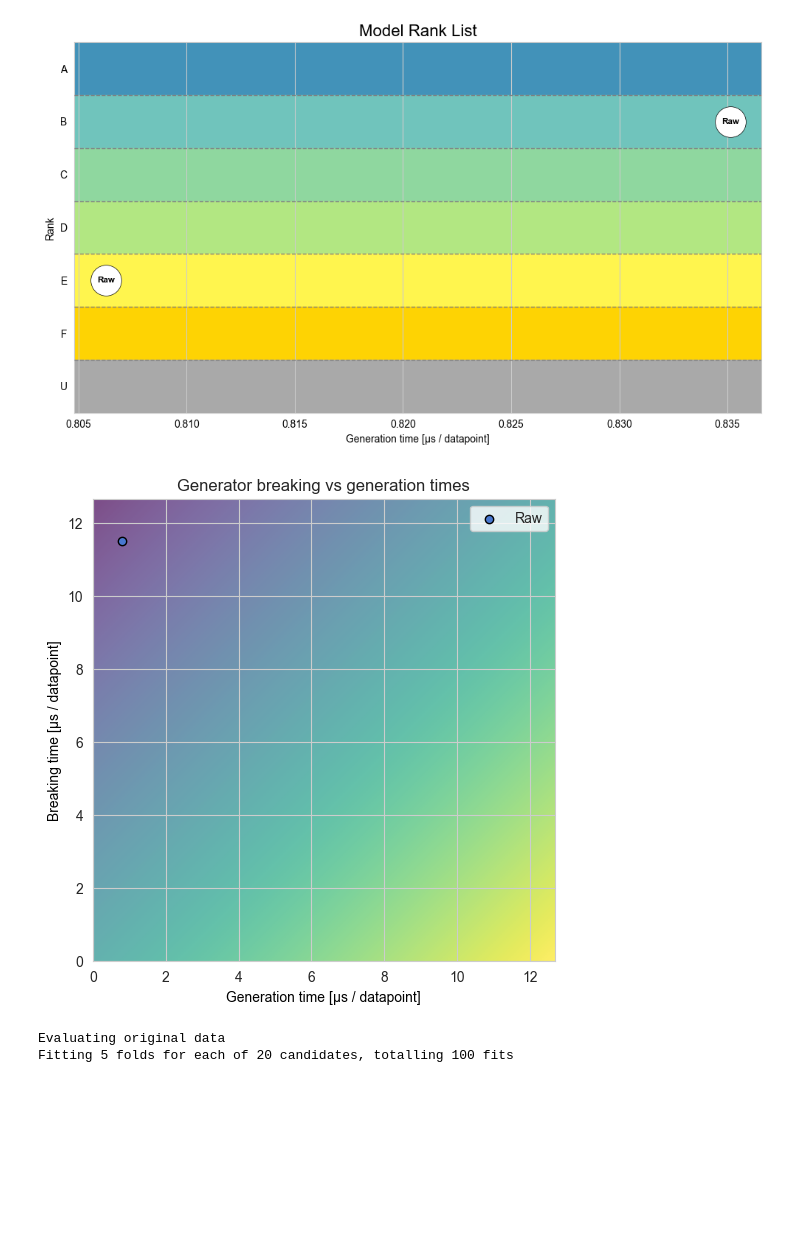
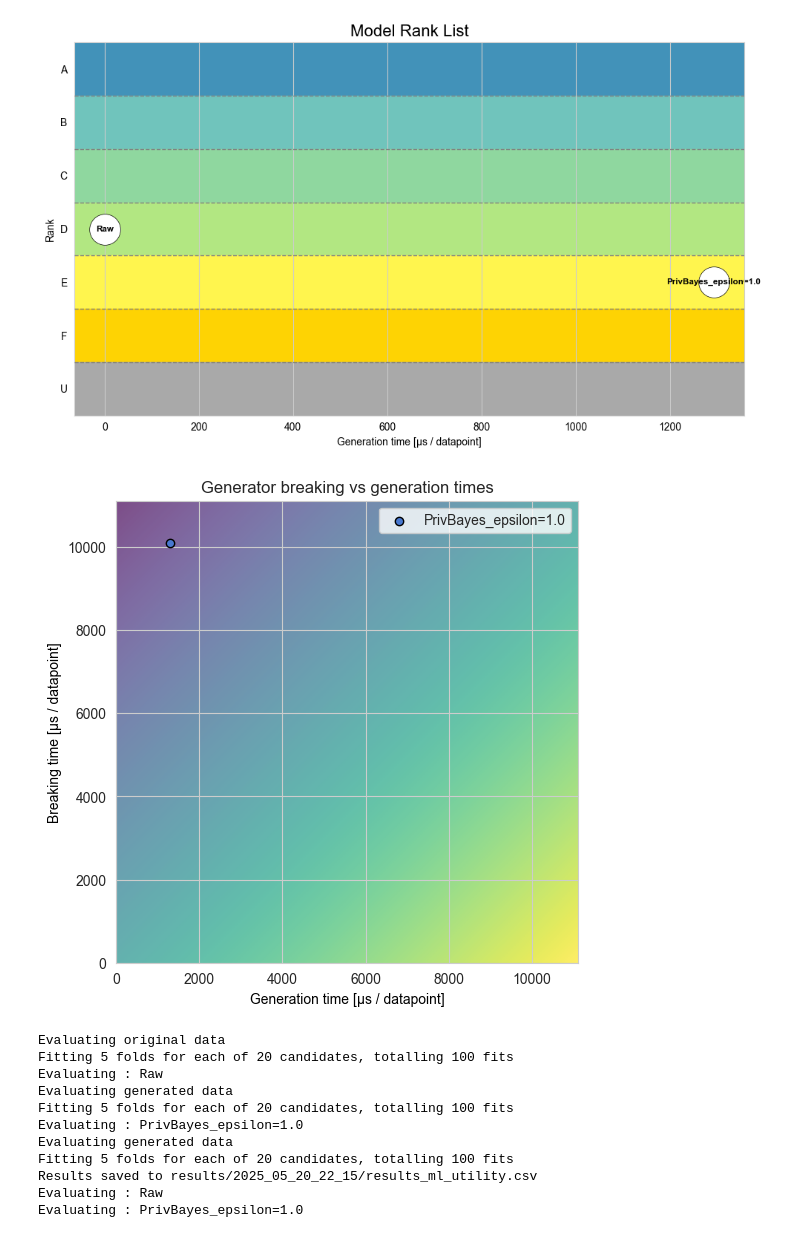
Before and after one commit to ArthGV/Benchmarking-of-Tabular-Synthetic-Data-Generation, a Jupyter notebook: privacy/run_pipeline.ipynb, the cells around one changed output. Drawn from its saved outputs; the diff is of its cells as text; code cells hidden in the pictures; blank space fills up the shorter version.

```diff
--- a/privacy/run_pipeline.ipynb
+++ b/privacy/run_pipeline.ipynb
@@ -16,9 +20,9 @@ target_record = data.get_records([0])
 data.drop_records([0], in_place=True)
 attack = MyAttack(100, features=RandomTargetedQueryFeature(target_record,3,2))
 
-# gen = ReprosynGenerator(DS_PRIVBAYES, label="PrivBayes", epsilon=1.0)
+gen = ReprosynGenerator(DS_PRIVBAYES, label="PrivBayes", epsilon=1.0)
 
-pipeline = BenchmarkPipeline(data, attack, [Raw(), Raw()], target_record=target_record)
+pipeline = BenchmarkPipeline(data, attack, [Raw(), gen], target_record=target_record)
 benchmarking_metric = AUCMetric()
 
 
@@ -50,4 +54,13 @@ Attack results saved to results/2025_05_20_20_38/attack_results.yaml
-[figure, old version]
+[figure, new version]
-[figure, old version]
+[figure, new version]
 Evaluating original data
 Fitting 5 folds for each of 20 candidates, totalling 100 fits
+Evaluating : Raw
+Evaluating generated data
+Fitting 5 folds for each of 20 candidates, totalling 100 fits
+Evaluating : PrivBayes_epsilon=1.0
+Evaluating generated data
+Fitting 5 folds for each of 20 candidates, totalling 100 fits
+Results saved to results/2025_05_20_22_15/results_ml_utility.csv
+Evaluating : Raw
+Evaluating : PrivBayes_epsilon=1.0
```
Also changed, not shown: parts of 2 cells of this notebook, 14 other files.
